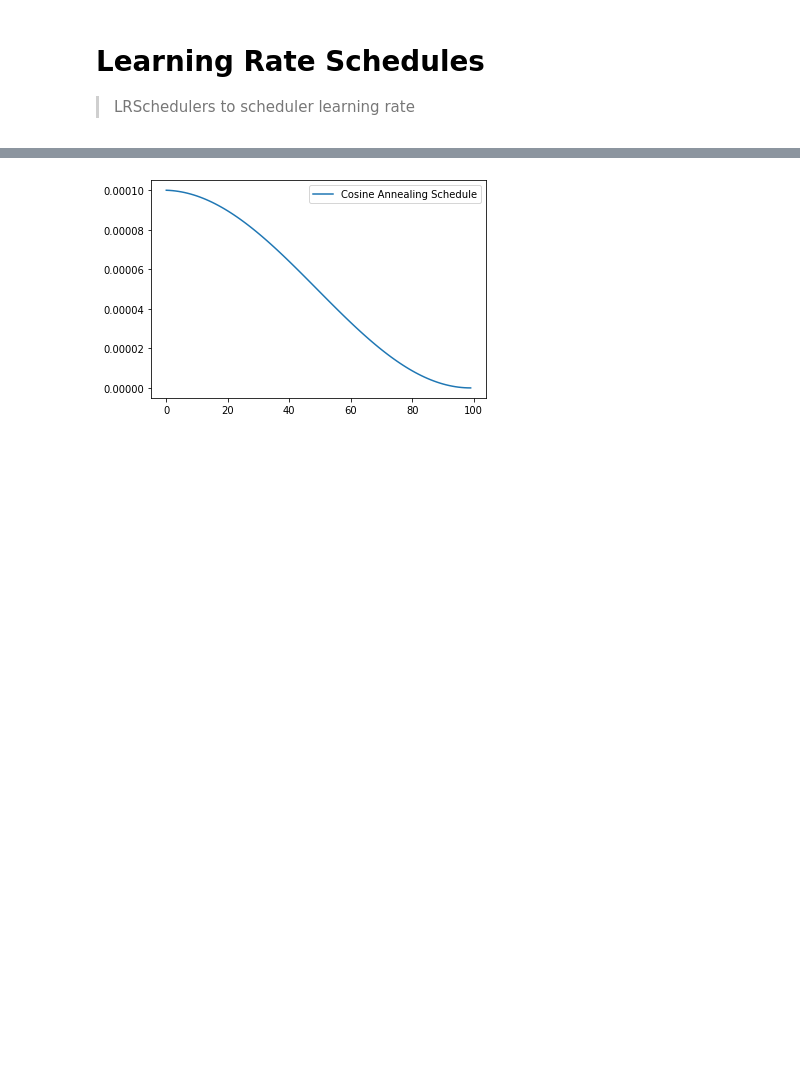
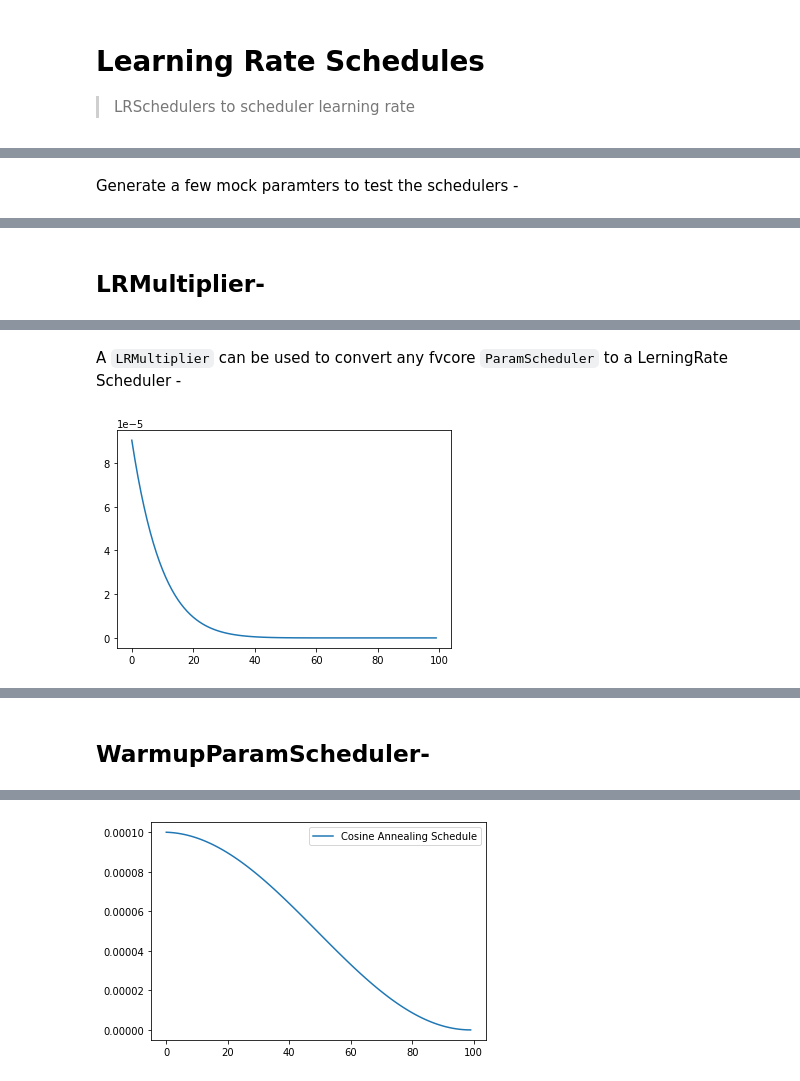
Before and after one commit to benihime91/gale, a Jupyter notebook: nbs/02a_core.nn.optim.lr_schedulers.ipynb, the cells around one changed output, grey strips where cells are left out. Cells and saved outputs as stored; diff of their text form; code cells hidden in the pictures; blank space fills up the shorter version.

```diff
--- a/nbs/02a_core.nn.optim.lr_schedulers.ipynb
+++ b/nbs/02a_core.nn.optim.lr_schedulers.ipynb
@@ -46,6 +55,8 @@ _all_ = ["CosineAnnealingWarmRestarts", "OneCycleLR", "ReduceLROnPlateau", "Step
 # fmt: on
 # %% [output]
 [interactive output not drawn]
+# %% [markdown]
+Generate a few mock paramters to test the schedulers -
 # %%
 # mock training parameters
 epoch: int = 10
@@ -59,6 +70,8 @@ model = [torch.nn.Parameter(torch.randn(2, 2, requires_grad=True))]
 optim = Adam(model, lr=1e-04)
 # %% [output]
 [interactive output not drawn]
+# %% [markdown]
+## LRMultiplier-
 # %%
 # export
 class LRMultiplier(torch.optim.lr_scheduler._LRScheduler):
@@ -115,3 +128,20 @@ class LRMultiplier(torch.optim.lr_scheduler._LRScheduler):
         return [base_lr * multiplier for base_lr in self.base_lrs]
 # %% [output]
 [interactive output not drawn]
+# %% [markdown]
+A `LRMultiplier` can be used to convert any fvcore `ParamScheduler` to a LerningRate Scheduler -
+# %%
+from fvcore.common.param_scheduler import PolynomialDecayParamScheduler
+
+param_scheduler = PolynomialDecayParamScheduler(1, 10)
+scheduler = LRMultiplier(optim, param_scheduler, max_steps)
+
+lrs = []
+
+for _ in range(max_steps):
+    scheduler.step()
+    lrs.append(scheduler.get_lr())
+
+plt.plot(lrs)
+# %% [output]
+[figure, added]
@@ -117,0 +149,2 @@ class LRMultiplier(torch.optim.lr_scheduler._LRScheduler):
+# %% [markdown]
+## WarmupParamScheduler-
```
Also changed, not shown: parts of 14 cells of this notebook, 38 other files.
